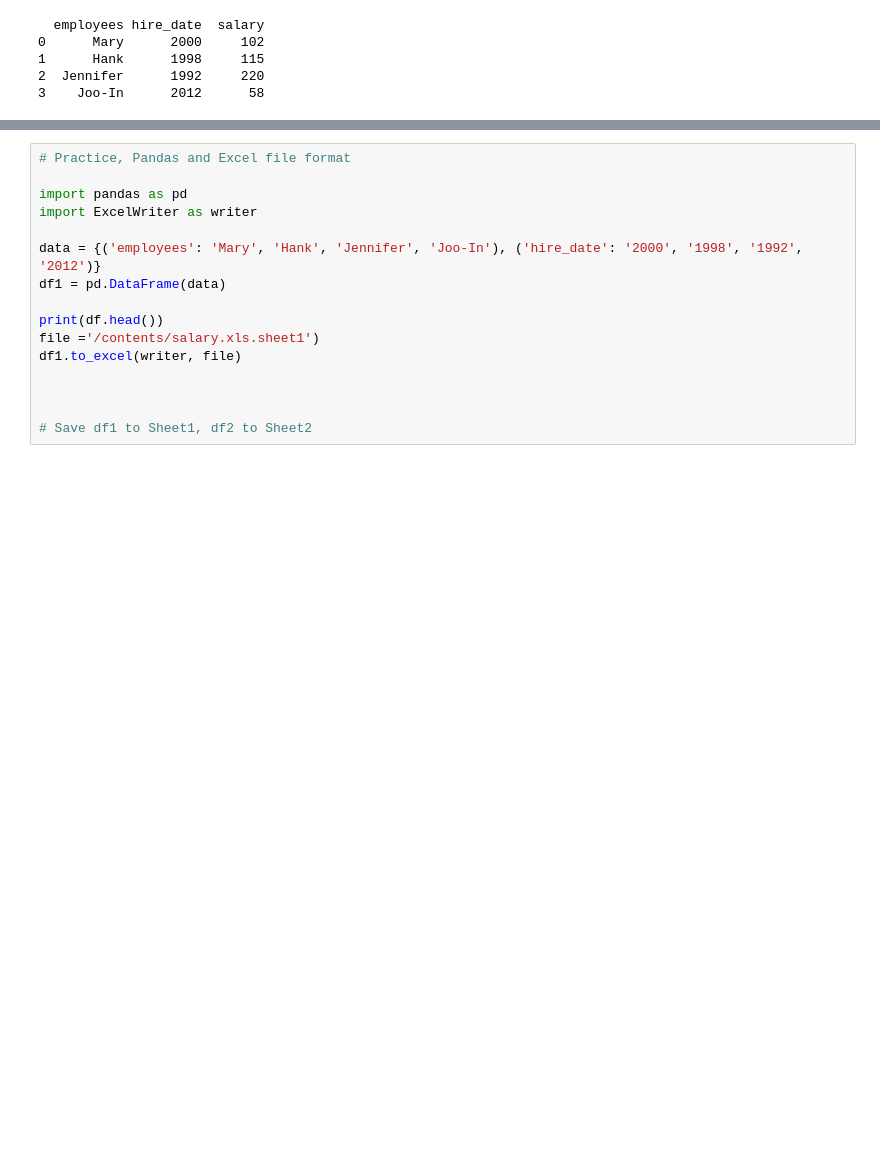
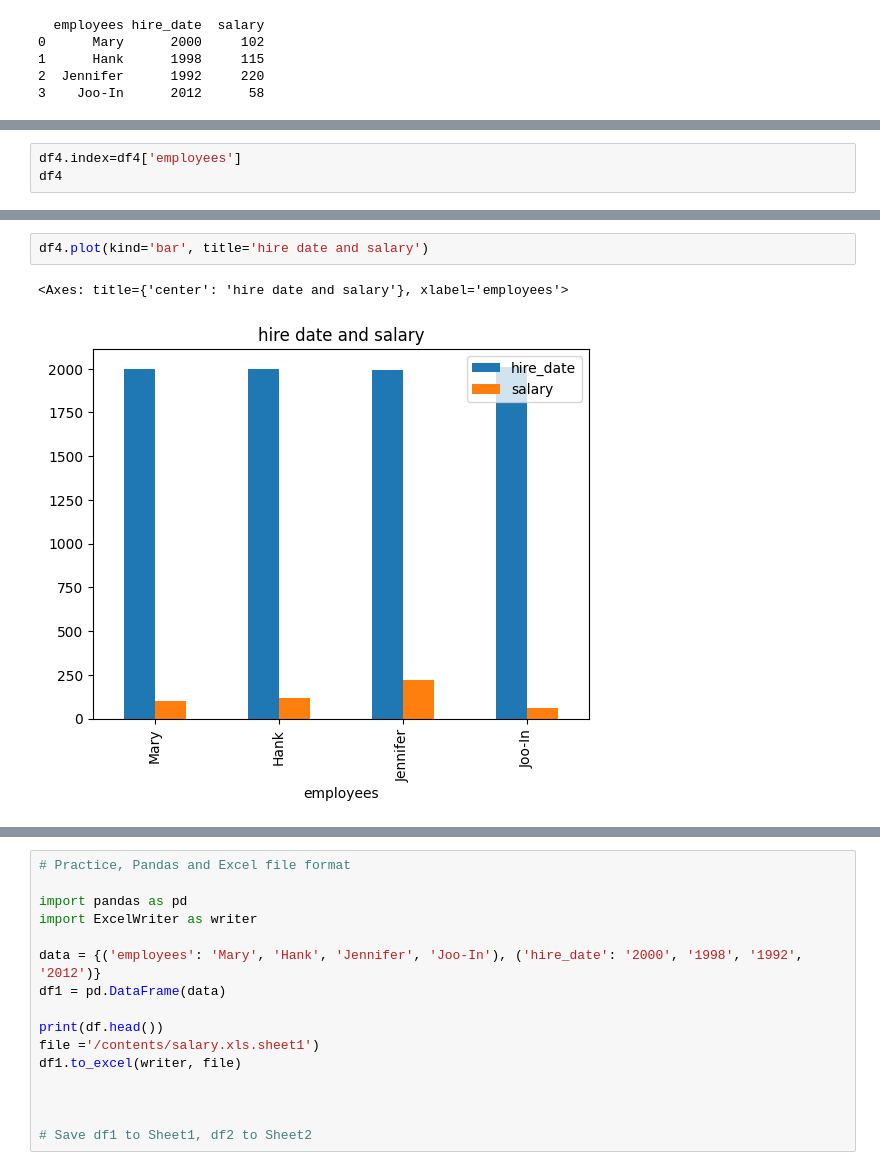
Before and after one commit to JennEYoon/code24, a Jupyter notebook: pandas/pandas_to_excel.ipynb, the cells around one changed output, grey strips where cells are left out. Saved outputs shown, nothing was run; the diff lists cells and outputs as text; blank space fills up the shorter version.

```diff
--- a/pandas/pandas_to_excel.ipynb
+++ b/pandas/pandas_to_excel.ipynb
@@ -41,0 +66,3 @@ print(df3.head())
+# %%
+df4.index=df4['employees']
+df4
@@ -41,0 +85,5 @@ print(df3.head())
+# %%
+df4.plot(kind='bar', title='hire date and salary')
+# %% [output]
+<Axes: title={'center': 'hire date and salary'}, xlabel='employees'>
+[figure, added]
```
Also changed, not shown: parts of 7 cells of this notebook.
